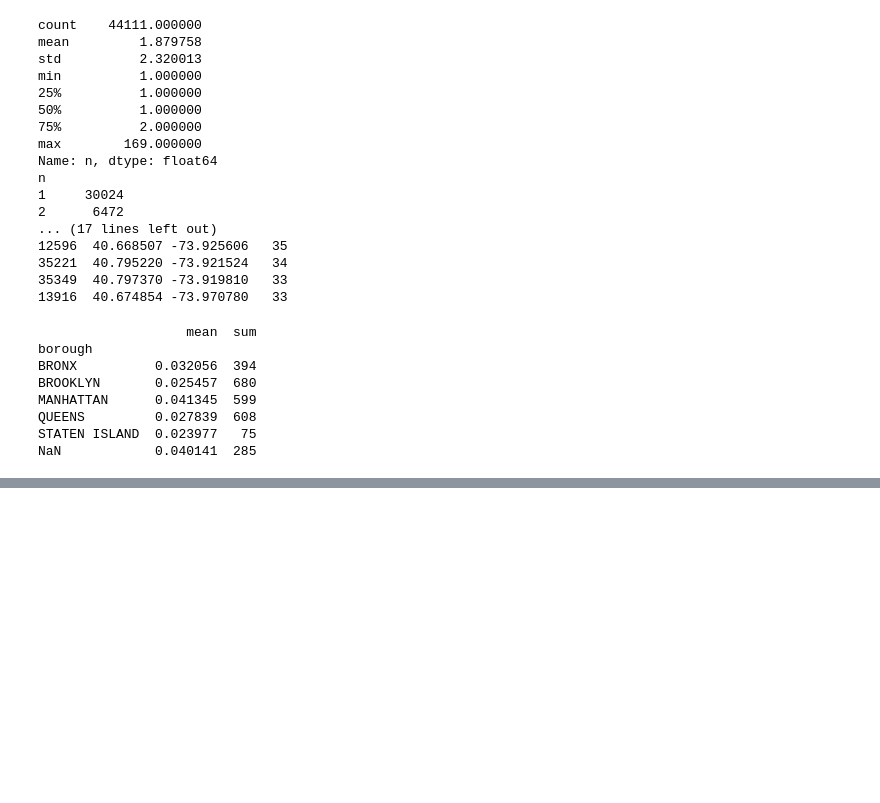
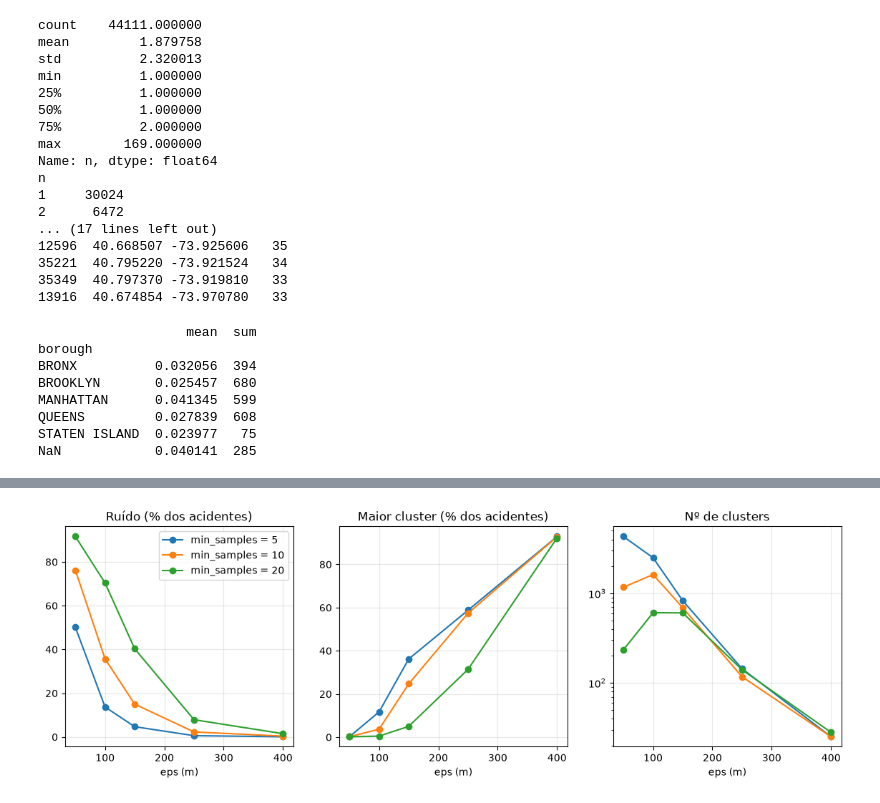
Before and after one commit to GuilhermeLuizRibeiro/dbscan-acidentes, a Jupyter notebook: notebooks/dbscan-acidentes.ipynb, the cells around one changed output, grey strips where cells are left out. Drawn from its saved outputs; the diff is of its cells as text; code cells hidden in the pictures; blank space fills up the shorter version.

Commit message:
feat: adiciona k-distancia, grade de eps/min_samples e mapas dos clusters

```diff
--- a/notebooks/dbscan-acidentes.ipynb
+++ b/notebooks/dbscan-acidentes.ipynb
@@ -163,0 +270,21 @@ NaN            0.040141  285
+# %%
+Xp = np.radians(contagem[["latitude", "longitude"]].to_numpy())
+w = contagem["n"].to_numpy()
+
+linhas = []
+for min_s in [5, 10, 20]:
+    for eps_m in [50, 100, 150, 250, 400]:
+        lab = DBSCAN(eps=eps_m / R, min_samples=min_s,
+                     metric="haversine", algorithm="ball_tree").fit(Xp, sample_weight=w).labels_
+        tam = pd.Series(w[lab != -1]).groupby(lab[lab != -1]).sum()   # acidentes por cluster
+        linhas.append({
+            "min_samples": min_s, "eps_m": eps_m,
+            "n_clusters": len(tam),
+            "pct_ruido": round(w[lab == -1].sum() / w.sum() * 100, 1),
+            "pct_maior_cluster": round(tam.max() / w.sum() * 100, 1) if len(tam) else 0,
+            "tamanho_mediano": tam.median() if len(tam) else 0,
+        })
+
+grade = pd.DataFrame(linhas)
+print(grade.to_string(index=False))
+grade.to_csv("../resultados/tabelas/grade_dbscan.csv", index=False)
@@ -163,0 +308,13 @@ NaN            0.040141  285
+# %%
+fig, axs = plt.subplots(1, 3, figsize=(14, 4))
+for k, g in grade.groupby("min_samples"):
+    axs[0].plot(g.eps_m, g.pct_ruido, marker="o", label=f"min_samples = {k}")
+    axs[1].plot(g.eps_m, g.pct_maior_cluster, marker="o")
+    axs[2].plot(g.eps_m, g.n_clusters, marker="o")
+for ax, t in zip(axs, ["Ruído (% dos acidentes)", "Maior cluster (% dos acidentes)", "Nº de clusters"]):
+    ax.set_title(t); ax.set_xlabel("eps (m)"); ax.grid(alpha=0.3)
+axs[2].set_yscale("log")
+axs[0].legend()
+fig.savefig("../resultados/figuras/grade_eps_minsamples.png", dpi=150, bbox_inches="tight")
+# %% [output]
+[figure, added]
```
Also changed, not shown: parts of 10 cells of this notebook, 4 other files.
